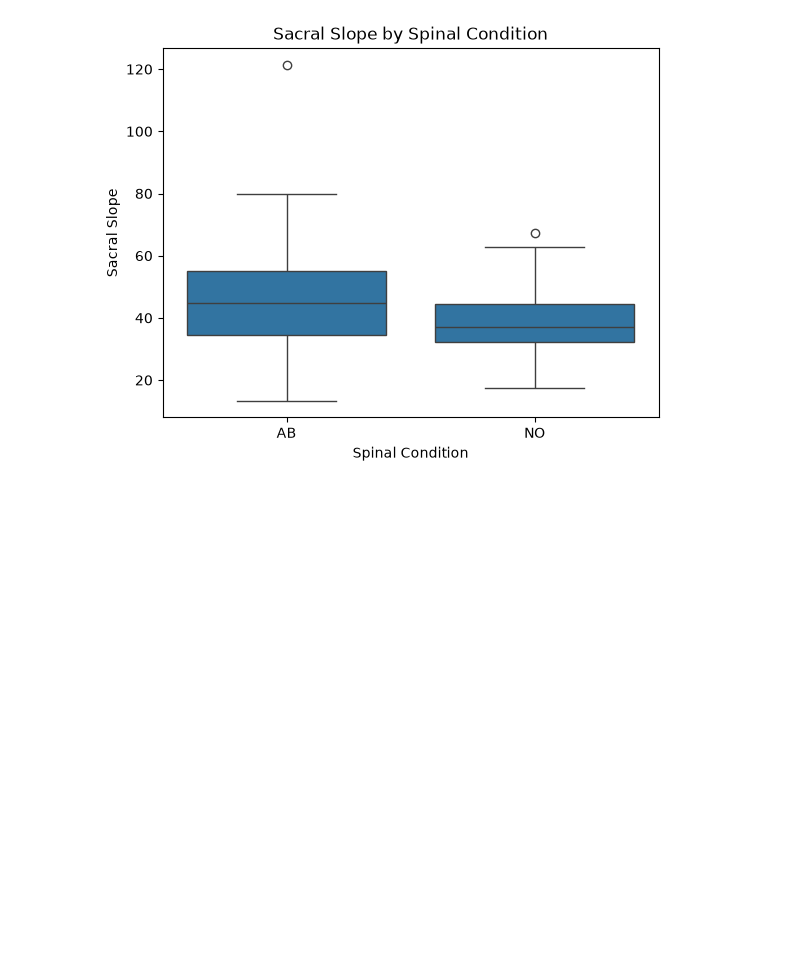
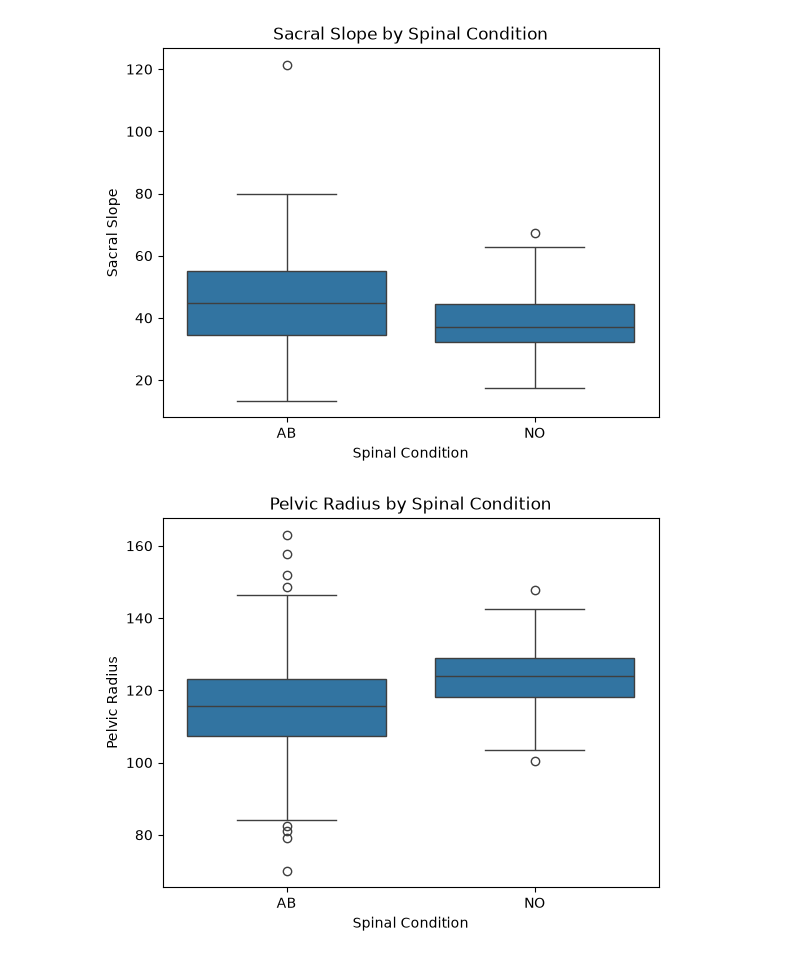
Before and after one commit to Rupesh-Mane/spinal-abnormality-prediction, a Jupyter notebook: notebooks/02_EDA.ipynb, the cells around one changed output. Saved outputs shown, nothing was run; the diff lists cells and outputs as text; code cells hidden in the pictures; blank space fills up the shorter version.

Commit message:
Created pelvic radius box plot by class

```diff
--- a/notebooks/02_EDA.ipynb
+++ b/notebooks/02_EDA.ipynb
@@ -69,3 +69,12 @@ plt.ylabel("Sacral Slope")
 plt.show()
 # %% [output]
 [figure]
+# %%
+sns.boxplot(data=df, x="class", y="pelvic_radius")
+
+plt.title("Pelvic Radius by Spinal Condition")
+plt.xlabel("Spinal Condition")
+plt.ylabel("Pelvic Radius")
+plt.show()
+# %% [output]
+[figure, added]
```
